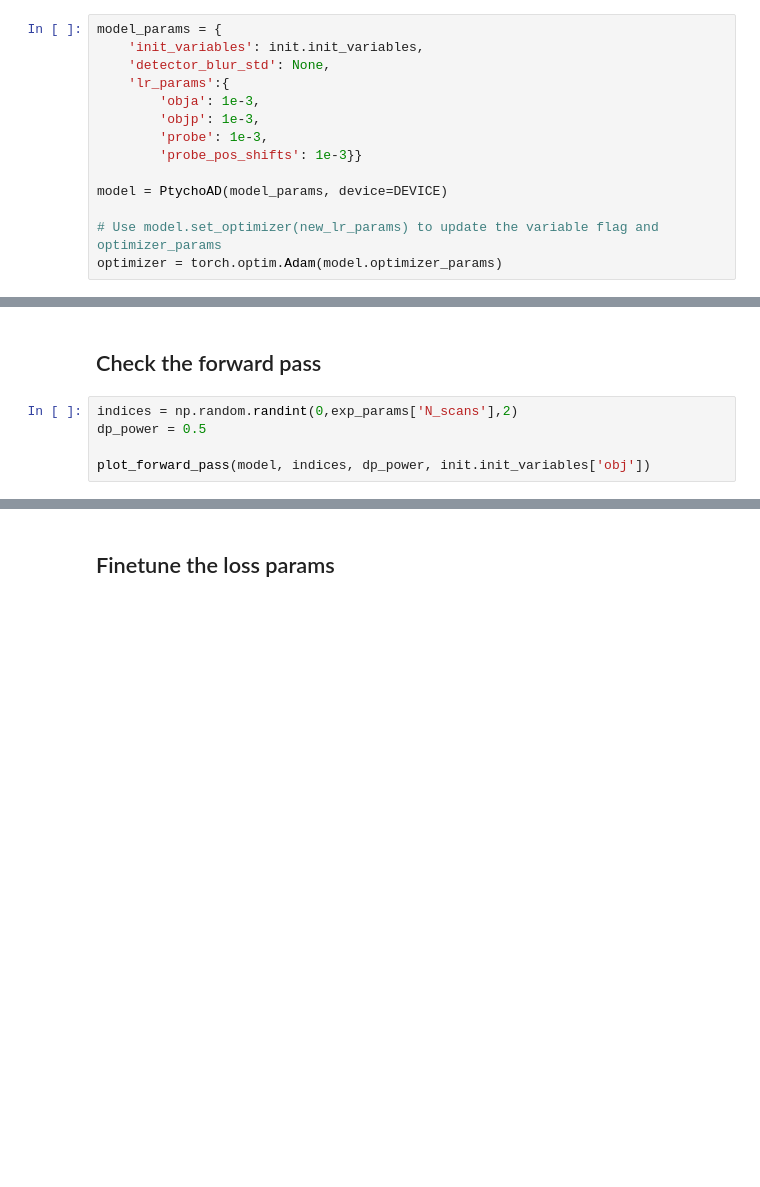
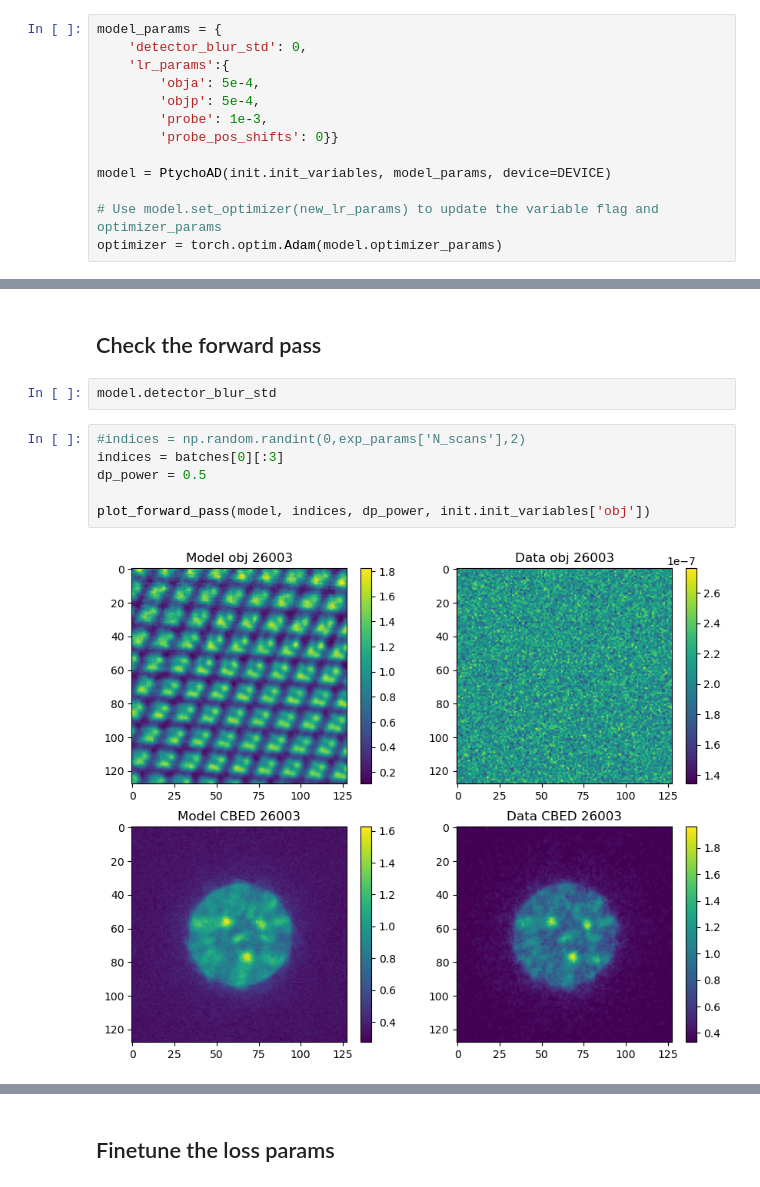
Before and after one commit to wdwzyyg/ptyrad, a Jupyter notebook: run_ptyrad.ipynb, the cells around one changed output, grey strips where cells are left out. Drawn from its saved outputs; the diff is of its cells as text; blank space fills up the shorter version.

```diff
--- a/run_ptyrad.ipynb
+++ b/run_ptyrad.ipynb
@@ -47,14 +80,13 @@ plot_scan_positions(pos)
 # %%
 model_params = {
-    'init_variables': init.init_variables,
-    'detector_blur_std': None,
+    'detector_blur_std': 0,
     'lr_params':{
-        'obja': 1e-3,
-        'objp': 1e-3,
+        'obja': 5e-4,
+        'objp': 5e-4,
         'probe': 1e-3,
-        'probe_pos_shifts': 1e-3}}
+        'probe_pos_shifts': 0}}
 
-model = PtychoAD(model_params, device=DEVICE)
+model = PtychoAD(init.init_variables, model_params, device=DEVICE)
 
 # Use model.set_optimizer(new_lr_params) to update the variable flag and optimizer_params
 optimizer = torch.optim.Adam(model.optimizer_params)
@@ -68,8 +112,13 @@ optimizer = torch.optim.Adam(model.optimizer_params)
 # optimizer=torch.optim.Adam(model.optimizer_params)
 # %% [markdown]
 ## Check the forward pass
+# %%
+model.detector_blur_std
 # %%
-indices = np.random.randint(0,exp_params['N_scans'],2)
+#indices = np.random.randint(0,exp_params['N_scans'],2)
+indices = batches[0][:3]
 dp_power = 0.5
 
 plot_forward_pass(model, indices, dp_power, init.init_variables['obj'])
+# %% [output]
+[figure, added]
```
Also changed, not shown: parts of 15 cells of this notebook, 13 other files.
